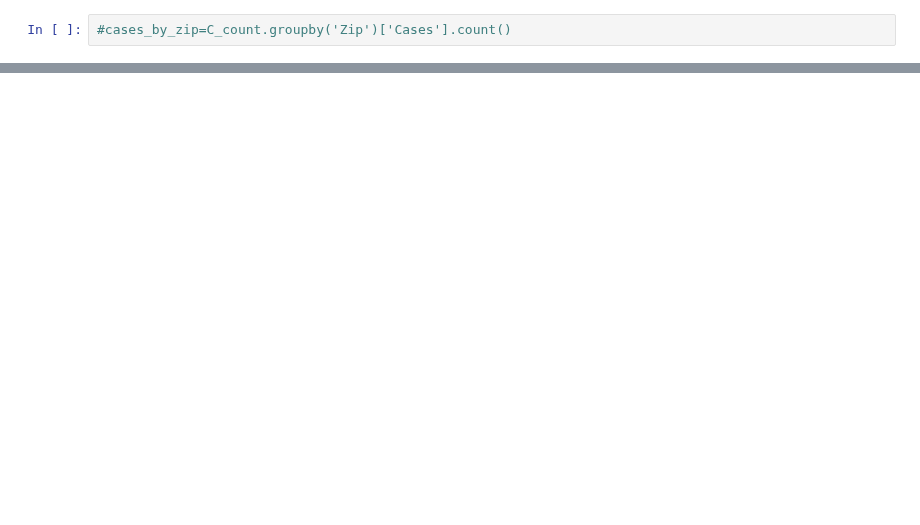
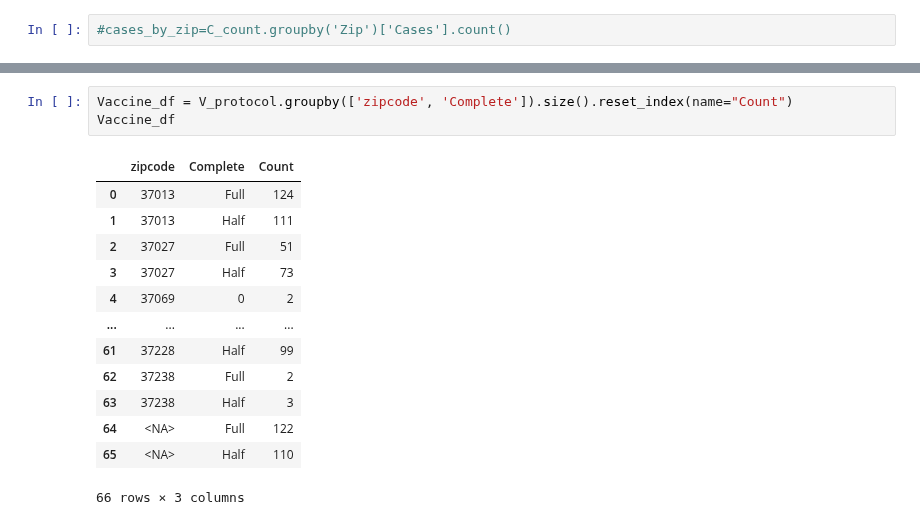
Before and after one commit to Engu12/nash-covid-cases-vaccines-honky_tonkin, a Jupyter notebook: Covid.ipynb, the cells around one changed output, grey strips where cells are left out. Cells and saved outputs as stored; diff of their text form; blank space fills up the shorter version.

```diff
--- a/Covid.ipynb
+++ b/Covid.ipynb
@@ -305,0 +337,17 @@ plt.title('Vaccine');
+# %%
+Vaccine_df = V_protocol.groupby(['zipcode', 'Complete']).size().reset_index(name="Count")
+Vaccine_df
+# %% [output]
+|  | zipcode | Complete | Count |
+| 0 | 37013 | Full | 124 |
+| 1 | 37013 | Half | 111 |
+| 2 | 37027 | Full | 51 |
+| 3 | 37027 | Half | 73 |
+| 4 | 37069 | 0 | 2 |
+| ... | ... | ... | ... |
+| 61 | 37228 | Half | 99 |
+| 62 | 37238 | Full | 2 |
+| 63 | 37238 | Half | 3 |
+| 64 | <NA> | Full | 122 |
+| 65 | <NA> | Half | 110 |
+66 rows × 3 columns
```
Also changed, not shown: parts of 27 cells of this notebook, 10 other files.
